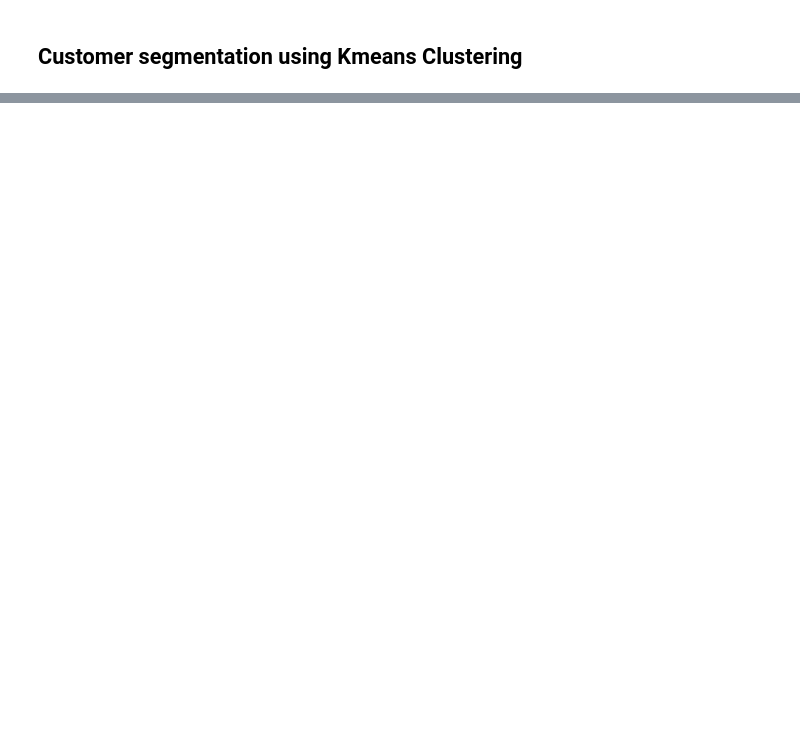
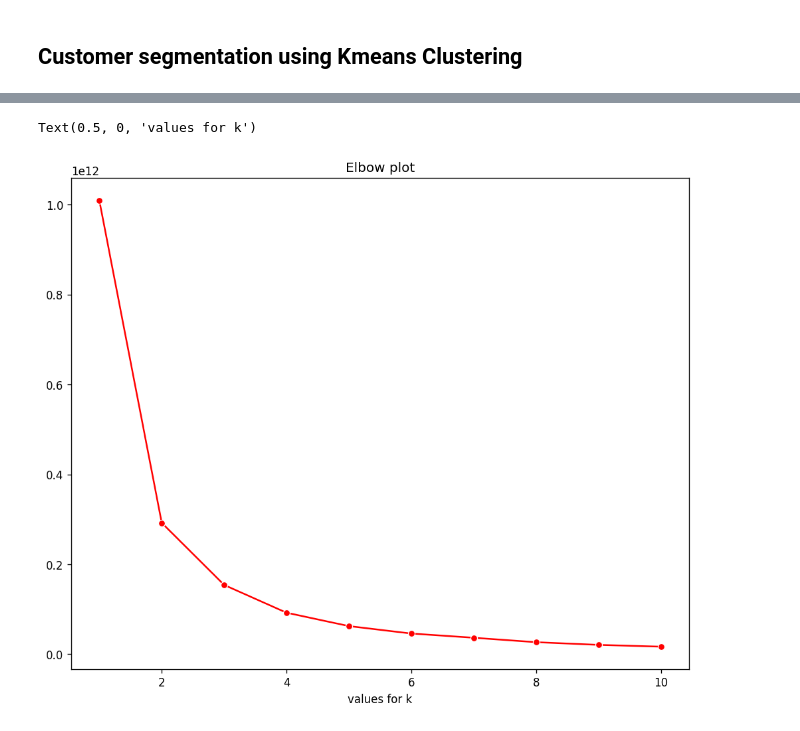
Before and after one commit to Morris-mk/IFood_Marketing-data-Analysis-segmentation-and-classification, a Jupyter notebook: Customer_segmentation.ipynb, the cells around one changed output, grey strips where cells are left out. Cells and saved outputs as stored; diff of their text form; code cells hidden in the pictures; blank space fills up the shorter version.

```diff
--- a/Customer_segmentation.ipynb
+++ b/Customer_segmentation.ipynb
@@ -89,0 +110,3 @@ class KMeans(_BaseKMeans)
+# %%
+X = df.iloc[:, 1:6]
+y= df.Response
@@ -91,9 +130,15 @@ class KMeans(_BaseKMeans)
 # finding the optimal k clusters
 inertias = []
 
-for k in range(2, 20):
+for k in range(1, 11):
     kmeans = KMeans(n_clusters=k, init='k-means++', random_state=42)
-    kmeans.fit()
+    kmeans.fit(X)
     inertias.append(kmeans.inertia_)
-
-# plot the elbow plot
+# %%
+plt.figure(figsize=(10, 8), dpi=120)
+sns.lineplot(x=range(1, 11), y=inertias, marker='o', color='red')
+plt.title('Elbow plot')
+plt.xlabel(f'values for k')
+# %% [output]
+Text(0.5, 0, 'values for k')
+[figure, added]
```
Also changed, not shown: parts of 7 cells of this notebook.
